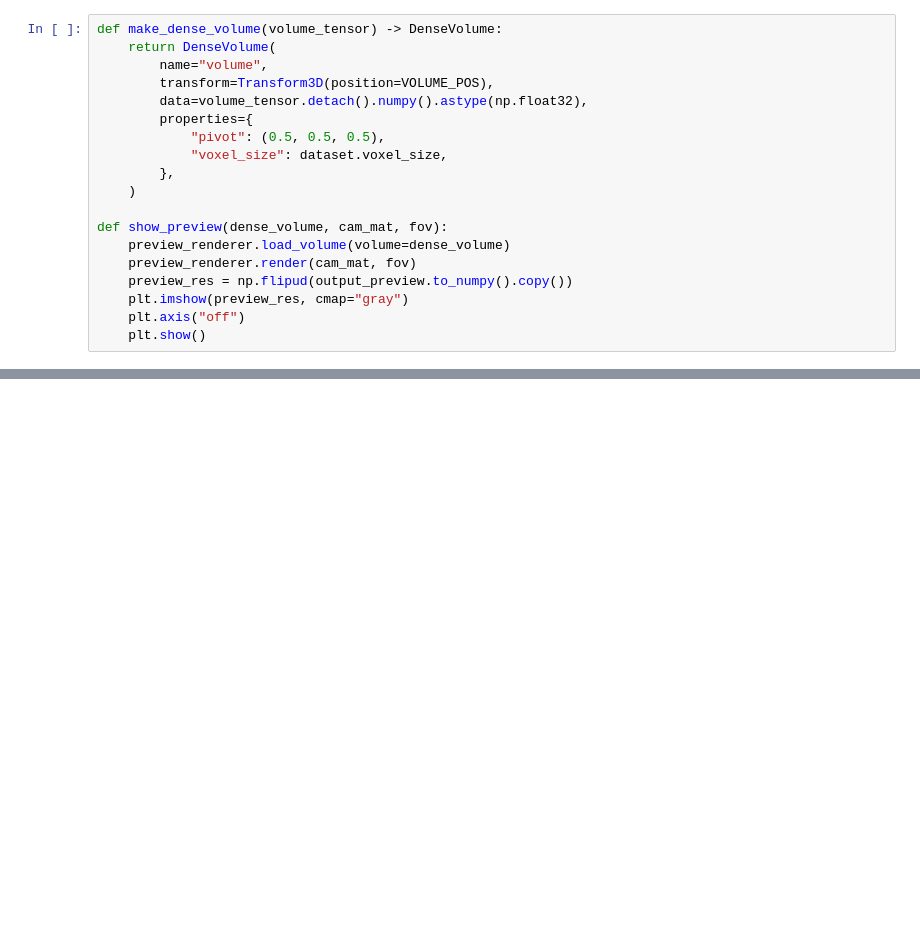
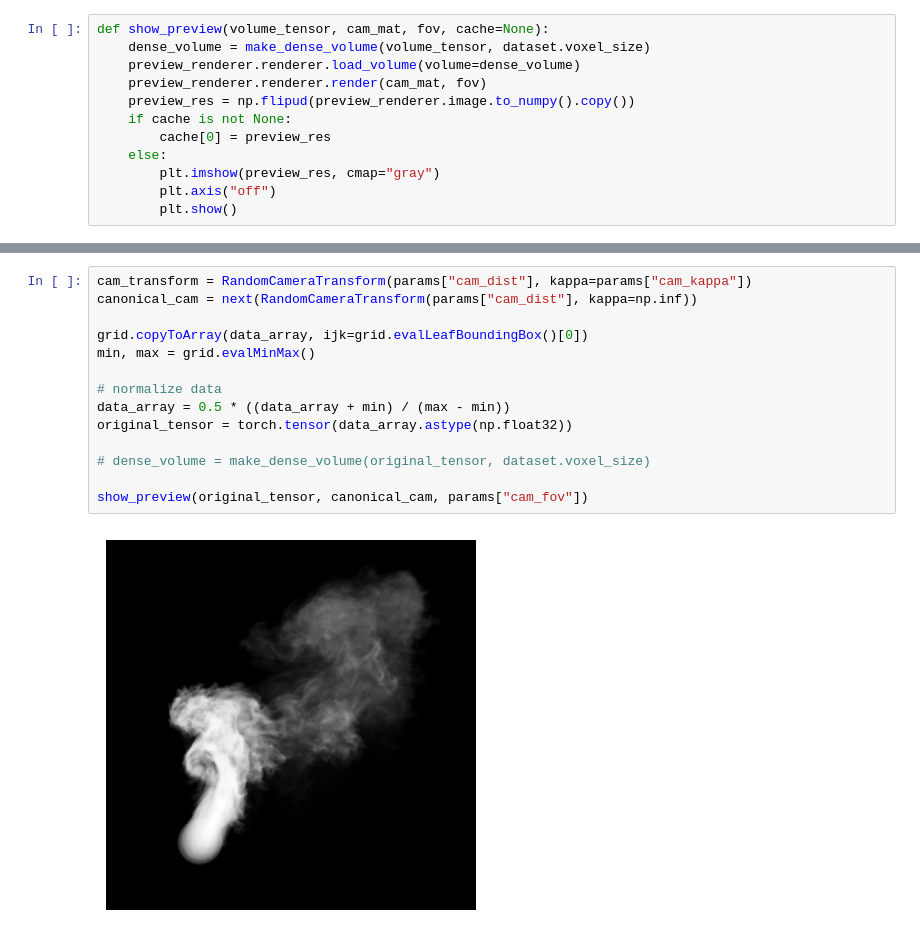
Before and after one commit to scottdmilner/cs231n-final-project, a Jupyter notebook: harness.ipynb, the cells around one changed output, grey strips where cells are left out. Saved outputs shown, nothing was run; the diff lists cells and outputs as text; blank space fills up the shorter version.

```diff
--- a/harness.ipynb
+++ b/harness.ipynb
@@ -82,20 +54,13 @@ VOLUME_POS = glm.vec3(0,2.8,3.5)
 # %%
-def make_dense_volume(volume_tensor) -> DenseVolume:
-    return DenseVolume(
-        name="volume",
-        transform=Transform3D(position=VOLUME_POS),
-        data=volume_tensor.detach().numpy().astype(np.float32),
-        properties={
-            "pivot": (0.5, 0.5, 0.5),
-            "voxel_size": dataset.voxel_size,
-        },
-    )
-
-def show_preview(dense_volume, cam_mat, fov):
-    preview_renderer.load_volume(volume=dense_volume)
-    preview_renderer.render(cam_mat, fov)
-    preview_res = np.flipud(output_preview.to_numpy().copy())
-    plt.imshow(preview_res, cmap="gray")
-    plt.axis("off")
-    plt.show()
+def show_preview(volume_tensor, cam_mat, fov, cache=None):
+    dense_volume = make_dense_volume(volume_tensor, dataset.voxel_size)
+    preview_renderer.renderer.load_volume(volume=dense_volume)
+    preview_renderer.renderer.render(cam_mat, fov)
+    preview_res = np.flipud(preview_renderer.image.to_numpy().copy())
+    if cache is not None:
+        cache[0] = preview_res
+    else:
+        plt.imshow(preview_res, cmap="gray")
+        plt.axis("off")
+        plt.show()
 # %%
@@ -114 +144,17 @@ stylizer = NaiveStylizer(PROCESS_IMG_SIZE, "data/style/good_ones/dark_matter_bw.
+# %%
+cam_transform = RandomCameraTransform(params["cam_dist"], kappa=params["cam_kappa"])
+canonical_cam = next(RandomCameraTransform(params["cam_dist"], kappa=np.inf))
+
+grid.copyToArray(data_array, ijk=grid.evalLeafBoundingBox()[0])
+min, max = grid.evalMinMax()
+
+# normalize data
+data_array = 0.5 * ((data_array + min) / (max - min))
+original_tensor = torch.tensor(data_array.astype(np.float32))
+
+# dense_volume = make_dense_volume(original_tensor, dataset.voxel_size)
+
+show_preview(original_tensor, canonical_cam, params["cam_fov"])
+# %% [output]
+[figure, added]
 # %%
```
Also changed, not shown: parts of 9 cells of this notebook, 6 other files.
